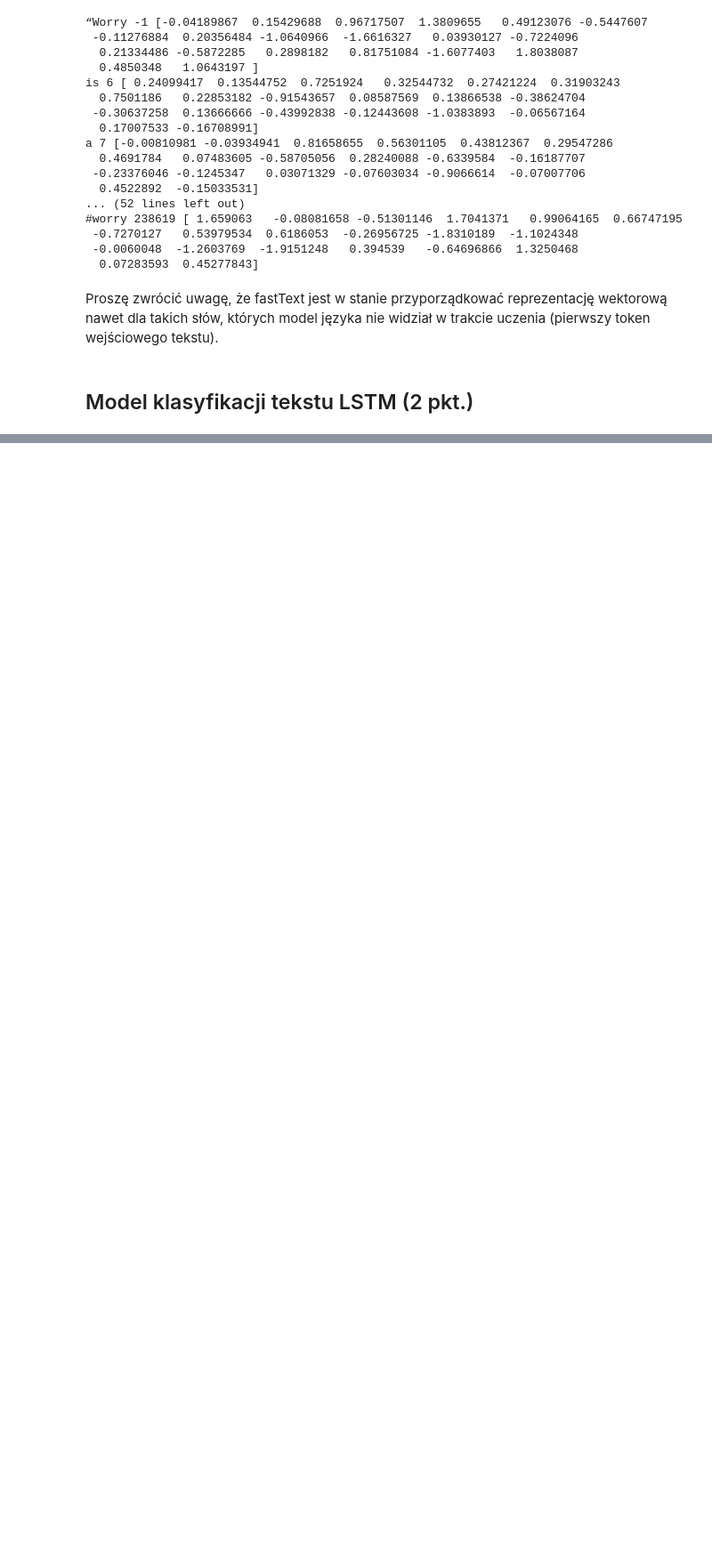
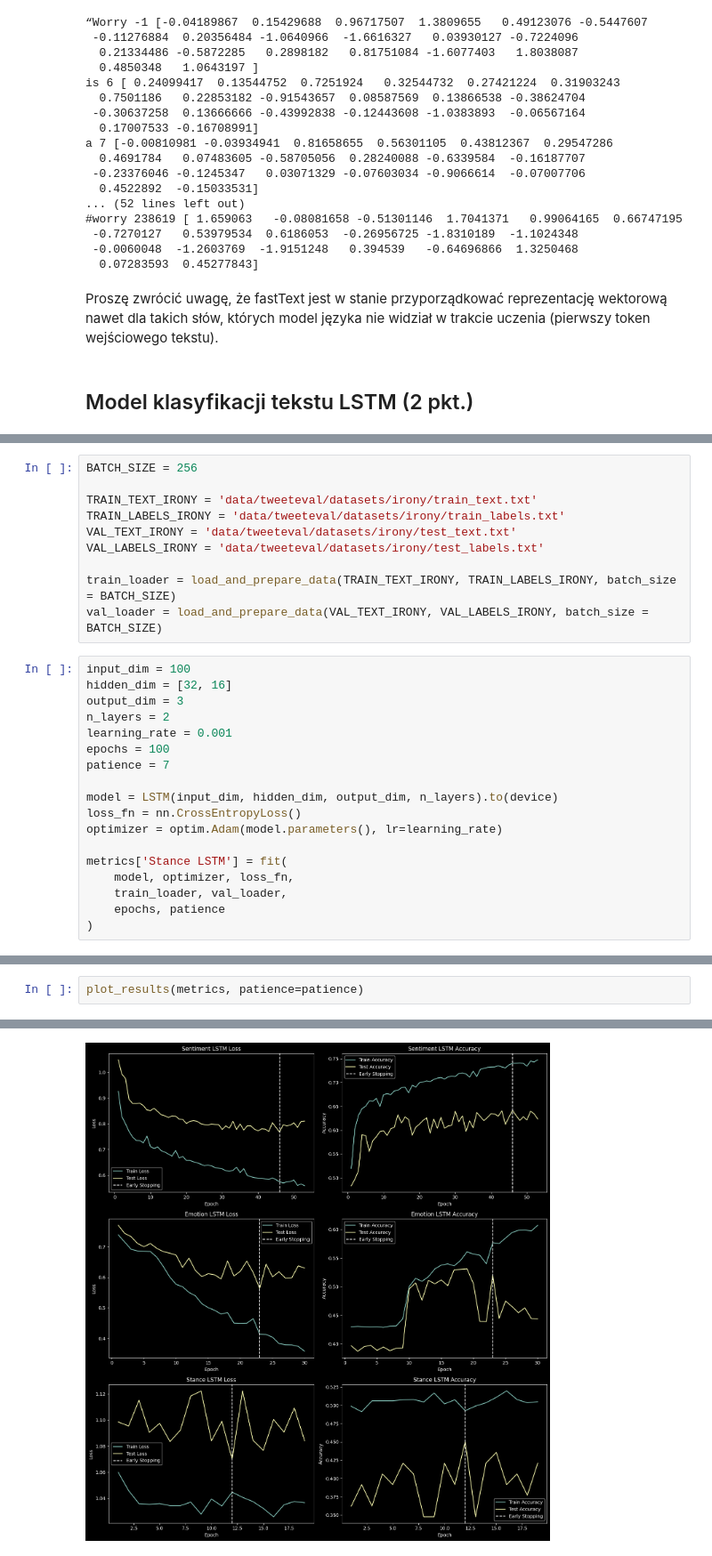
Before and after one commit to pananananas/G-bokie-Sieci-Neuronowe, a Jupyter notebook: 10/lab10.ipynb, the cells around one changed output, grey strips where cells are left out. Shown: that part at 89% size. Saved outputs shown, nothing was run; the diff lists cells and outputs as text; blank space fills up the shorter version.

```diff
--- a/10/lab10.ipynb
+++ b/10/lab10.ipynb
@@ -276,0 +574,28 @@ Należy wybrać 2 z 7 dostępnych podzbiorów z [TweetEval](https://github.com/c
+# %%
+BATCH_SIZE = 256
+
+TRAIN_TEXT_IRONY = 'data/tweeteval/datasets/irony/train_text.txt'
+TRAIN_LABELS_IRONY = 'data/tweeteval/datasets/irony/train_labels.txt'
+VAL_TEXT_IRONY = 'data/tweeteval/datasets/irony/test_text.txt'
+VAL_LABELS_IRONY = 'data/tweeteval/datasets/irony/test_labels.txt'
+
+train_loader = load_and_prepare_data(TRAIN_TEXT_IRONY, TRAIN_LABELS_IRONY, batch_size = BATCH_SIZE)
+val_loader = load_and_prepare_data(VAL_TEXT_IRONY, VAL_LABELS_IRONY, batch_size = BATCH_SIZE)
+# %%
+input_dim = 100
+hidden_dim = [32, 16]
+output_dim = 3
+n_layers = 2
+learning_rate = 0.001
+epochs = 100
+patience = 7
+
+model = LSTM(input_dim, hidden_dim, output_dim, n_layers).to(device)
+loss_fn = nn.CrossEntropyLoss()
+optimizer = optim.Adam(model.parameters(), lr=learning_rate)
+
+metrics['Stance LSTM'] = fit(
+    model, optimizer, loss_fn,
+    train_loader, val_loader,
+    epochs, patience
+)
@@ -276,0 +616,3 @@ Należy wybrać 2 z 7 dostępnych podzbiorów z [TweetEval](https://github.com/c
+# %%
+plot_results(metrics, patience=patience)
+# %% [output]
@@ -277 +622,2 @@ Należy wybrać 2 z 7 dostępnych podzbiorów z [TweetEval](https://github.com/c
+[figure, added]
 # %% [markdown]
```
Also changed, not shown: parts of 48 cells of this notebook, 2 other files.
